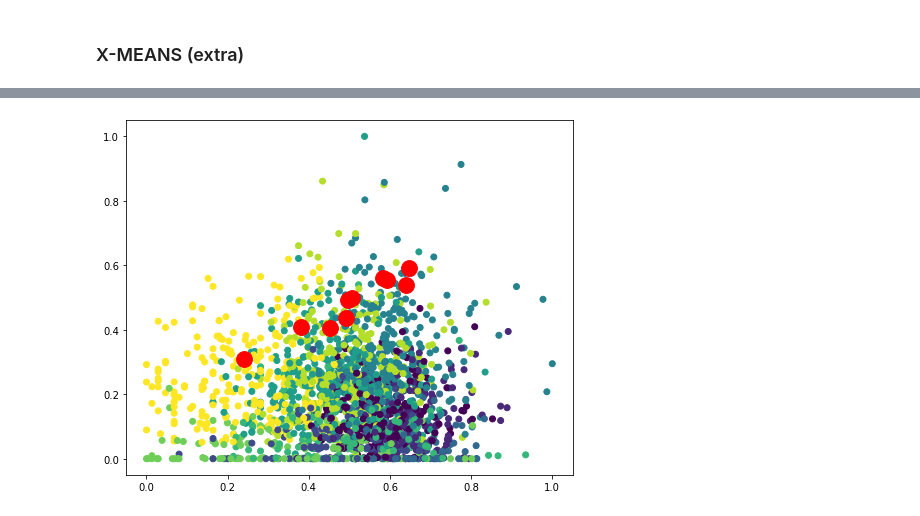
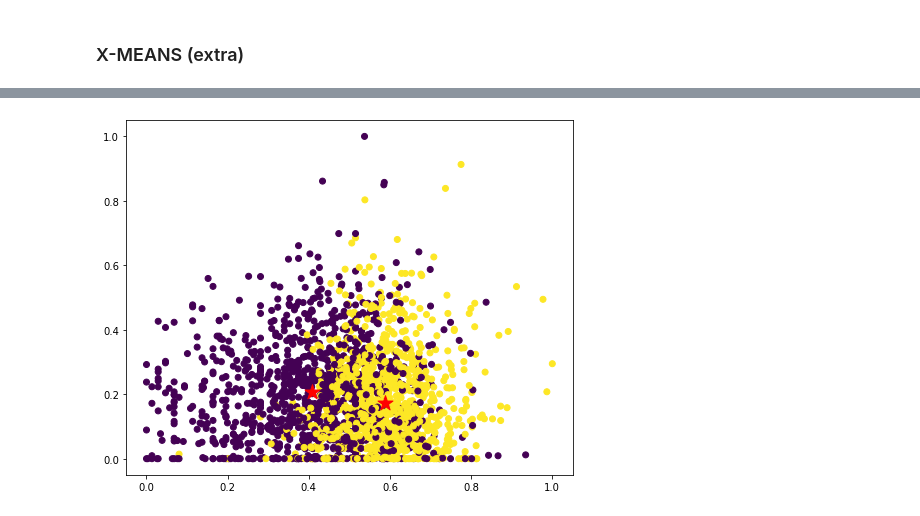
Before and after one commit to OrnelaDanushi/DM-project21, a Jupyter notebook: Task2/ density_based.ipynb, the cells around one changed output, grey strips where cells are left out. Cells and saved outputs as stored; diff of their text form; code cells hidden in the pictures.

```diff
--- a/Task2/ density_based.ipynb
+++ b/Task2/ density_based.ipynb
@@ -232,11 +232,11 @@ scaled = np.array(scaled)
 # %%
 # Prepare initial centers - amount of initial centers defines amount of clusters from which X-Means will
 # start analysis.
-amount_initial_centers = 2
+amount_initial_centers = 1
 initial_centers = kmeans_plusplus_initializer(scaled, amount_initial_centers).initialize()
 # Create instance of X-Means algorithm. The algorithm will start analysis from 2 clusters, the maximum
 # number of clusters that can be allocated is 10.
-xmeans_instance = xmeans(scaled, initial_centers, 10)
+xmeans_instance = xmeans(scaled, initial_centers, 2)
 xmeans_instance.process()
 # Extract clustering results: clusters and their centers
 clusters = xmeans_instance.get_clusters()
@@ -268,12 +253,12 @@ perc_ace = scaled[:,7]
 # %%
 z_xm = np.ones(scaled.shape[0])
 for k in range(len(xmeans_instance._xmeans__clusters)):
     z_xm[xmeans_instance._xmeans__clusters[k]] = k+1
 plt.figure(figsize=(8,30))
 plt.subplot(4, 1, 2)
 plt.scatter(ratio, perc_ace, c=z_xm)
 centers = np.array(xmeans_instance._xmeans__centers)
-plt.scatter(centers[:,0],centers[:,1],s=250, marker='o',c='red')
+plt.scatter(centers[:,0],centers[:,7],s=250, marker='*',c='red')
 plt.show()
 # %% [output]
-[figure, old version]
+[figure, new version]
```
Also changed, not shown: parts of 1 cell of this notebook, 2 other files.
